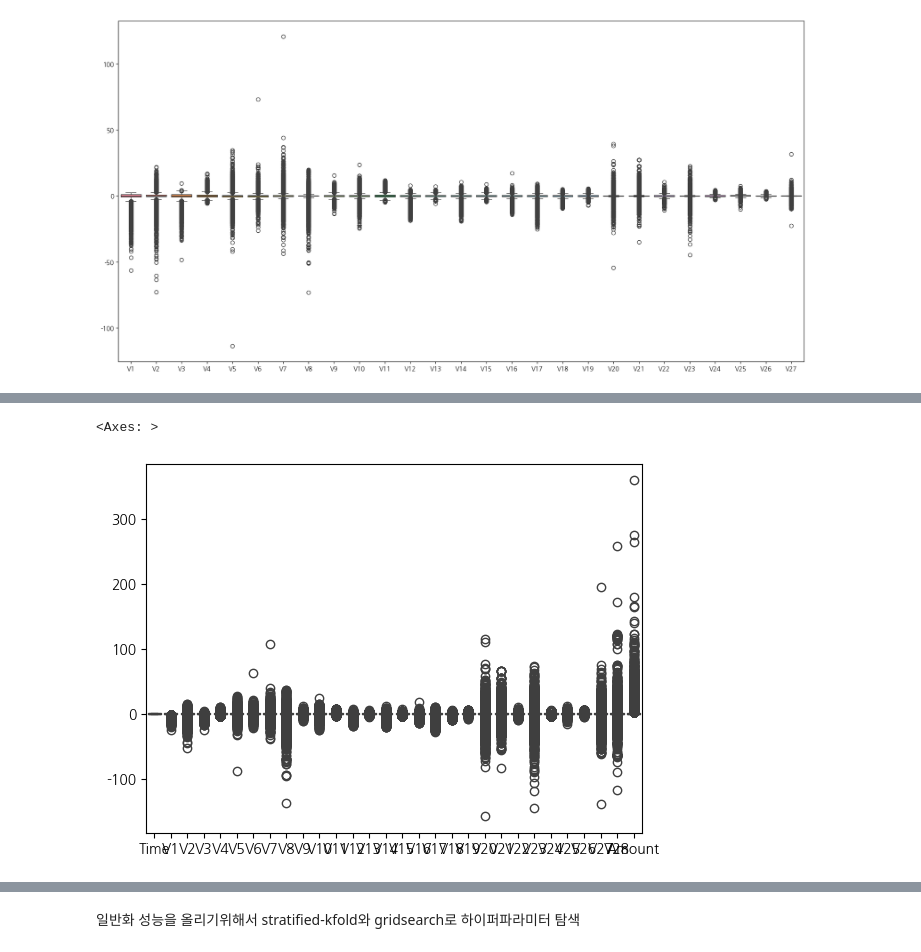
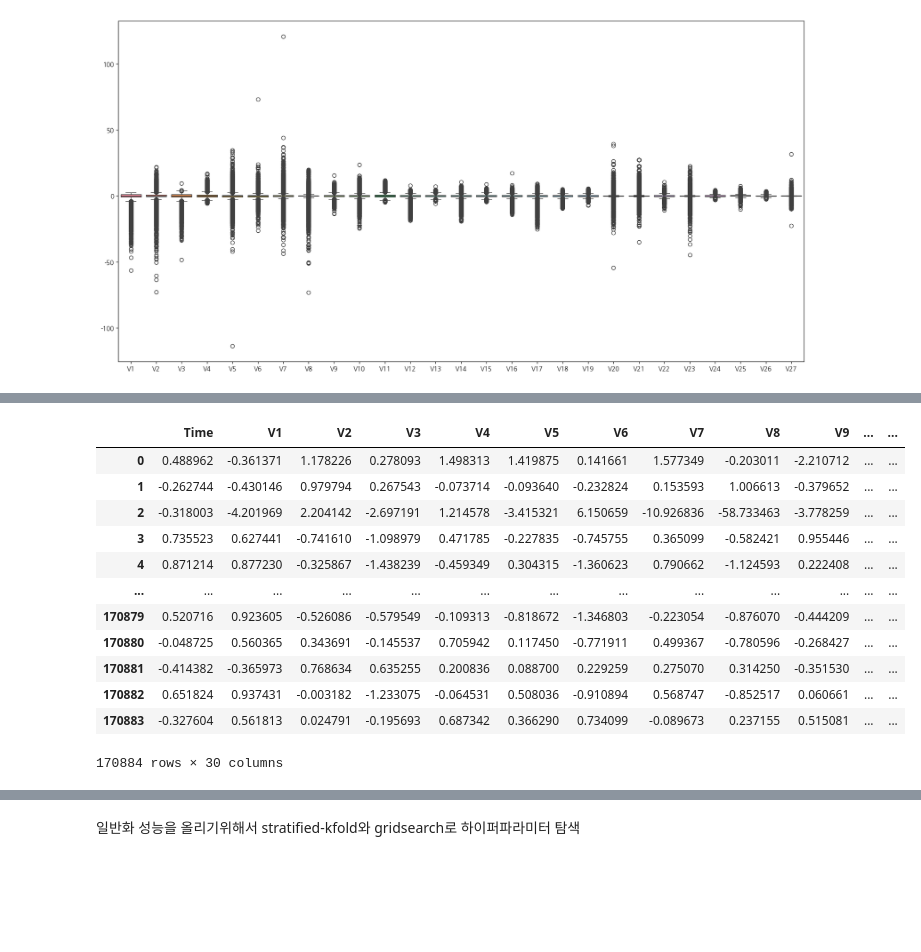
Before and after one commit to haram4th/fintech_pm_data_science, a Jupyter notebook: 09time_series/07사기탐지_신용카드_사기_분석01.ipynb, the cells around one changed output, grey strips where cells are left out. Saved outputs shown, nothing was run; the diff lists cells and outputs as text; code cells hidden in the pictures; blank space fills up the shorter version.

```diff
--- a/09time_series/07사기탐지_신용카드_사기_분석01.ipynb
+++ b/09time_series/07사기탐지_신용카드_사기_분석01.ipynb
@@ -168,8 +147,3 @@ X_scaled
-# %%
-sns.boxplot(X_scaled)
-# %% [output]
-<Axes: >
-[figure, removed]
 # %%
 from sklearn.model_selection import train_test_split
 # %%
@@ -178,3 +154,22 @@ X_valid, X_test, y_valid, y_test = train_test_split(X_valid, y_valid, test_size=
+# %%
+rs = RobustScaler()
+X_train = rs.fit_transform(X_train)
+X_train = pd.DataFrame(X_train, columns=X.columns)
+X_train
+# %% [output]
+|  | Time | V1 | V2 | V3 | V4 | V5 | V6 | V7 | V8 | V9 | ... | ... |
+| 0 | 0.488962 | -0.361371 | 1.178226 | 0.278093 | 1.498313 | 1.419875 | 0.141661 | 1.577349 | -0.203011 | -2.210712 | ... | ... |
+| 1 | -0.262744 | -0.430146 | 0.979794 | 0.267543 | -0.073714 | -0.093640 | -0.232824 | 0.153593 | 1.006613 | -0.379652 | ... | ... |
+| 2 | -0.318003 | -4.201969 | 2.204142 | -2.697191 | 1.214578 | -3.415321 | 6.150659 | -10.926836 | -58.733463 | -3.778259 | ... | ... |
+| 3 | 0.735523 | 0.627441 | -0.741610 | -1.098979 | 0.471785 | -0.227835 | -0.745755 | 0.365099 | -0.582421 | 0.955446 | ... | ... |
+| 4 | 0.871214 | 0.877230 | -0.325867 | -1.438239 | -0.459349 | 0.304315 | -1.360623 | 0.790662 | -1.124593 | 0.222408 | ... | ... |
+| ... | ... | ... | ... | ... | ... | ... | ... | ... | ... | ... | ... | ... |
+| 170879 | 0.520716 | 0.923605 | -0.526086 | -0.579549 | -0.109313 | -0.818672 | -1.346803 | -0.223054 | -0.876070 | -0.444209 | ... | ... |
+| 170880 | -0.048725 | 0.560365 | 0.343691 | -0.145537 | 0.705942 | 0.117450 | -0.771911 | 0.499367 | -0.780596 | -0.268427 | ... | ... |
+| 170881 | -0.414382 | -0.365973 | 0.768634 | 0.635255 | 0.200836 | 0.088700 | 0.229259 | 0.275070 | 0.314250 | -0.351530 | ... | ... |
+| 170882 | 0.651824 | 0.937431 | -0.003182 | -1.233075 | -0.064531 | 0.508036 | -0.910894 | 0.568747 | -0.852517 | 0.060661 | ... | ... |
+| 170883 | -0.327604 | 0.561813 | 0.024791 | -0.195693 | 0.687342 | 0.366290 | 0.734099 | -0.089673 | 0.237155 | 0.515081 | ... | ... |
+170884 rows × 30 columns
 # %%
 from xgboost import XGBClassifier
 from sklearn.metrics import classification_report, roc_auc_score, roc_curve
```
Also changed, not shown: parts of 11 cells of this notebook, 3 other files.
